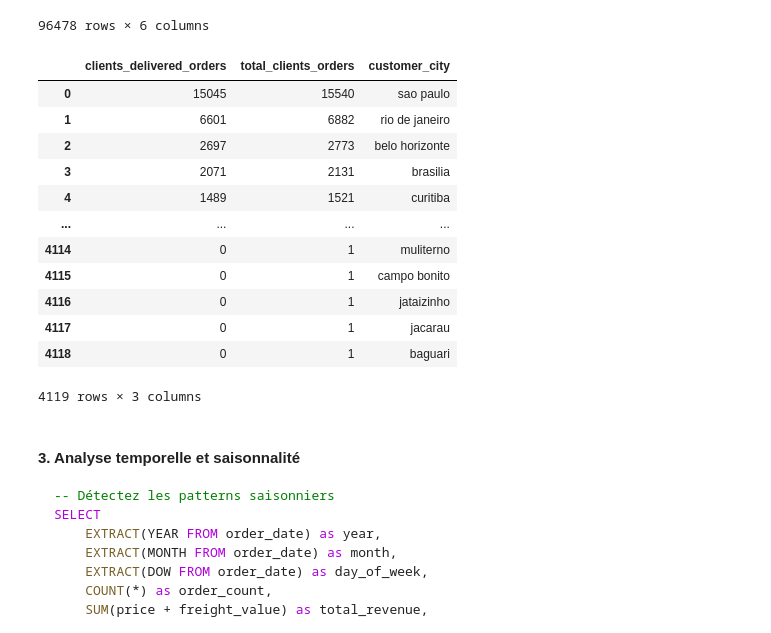
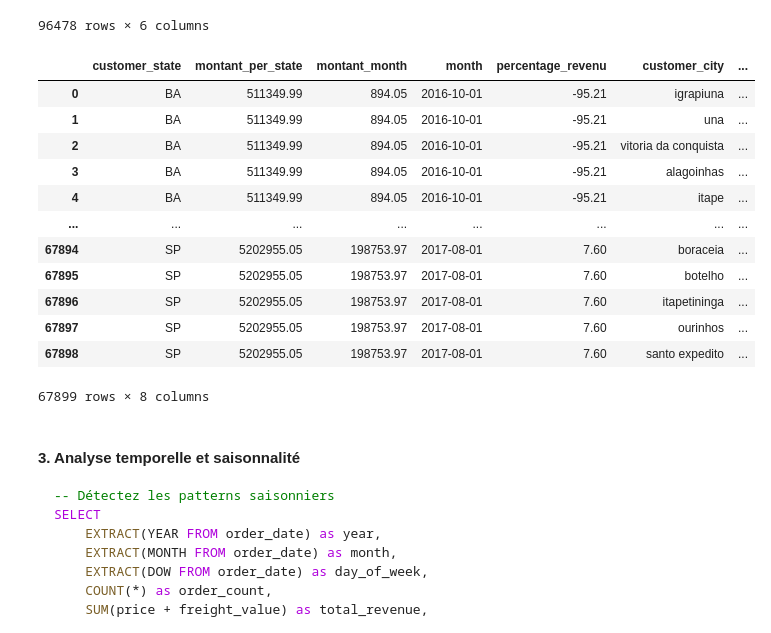
Before and after one commit to kirillsst/multi-tech-data-analysis, a Jupyter notebook: notebooks/Notebook_2_Analyse_e_commerce_avec_PostgreSQL_en_ligne.ipynb, the cells around one changed output. Drawn from its saved outputs; the diff is of its cells as text; code cells hidden in the pictures.

````diff
--- a/notebooks/Notebook_2_Analyse_e_commerce_avec_PostgreSQL_en_ligne.ipynb
+++ b/notebooks/Notebook_2_Analyse_e_commerce_avec_PostgreSQL_en_ligne.ipynb
@@ -395,63 +395,77 @@ def geographic_sales_analysis():
     WITH ca_state AS (
         SELECT
         c.customer_state,
-        SUM(oi.price) AS montant
+        SUM(oi.price) AS montant_per_state
 
         FROM customers c
         JOIN customer_orders co ON c.customer_id = co.customer_id
         JOIN order_items oi ON co.order_id = oi.order_id
         GROUP BY c.customer_state
-        ORDER BY montant DESC LIMIT 10
+        ORDER BY montant_per_state DESC LIMIT 10
     ),
     month_over_month AS (
         SELECT
             c.customer_state,
-            SUM(oi.price) AS montant,
+            SUM(oi.price) AS montant_month,
             DATE_TRUNC('MONTH', co.order_purchase_timestamp)::date as month,
             ROUND (
             100 * (SUM(oi.price) - LAG(SUM(oi.price)) OVER (PARTITION BY (c.customer_state))) /
             NULLIF(LAG(SUM(oi.price)) OVER (PARTITION BY (c.customer_state)),0),
-            2) AS percentage
+            2) AS percentage_revenu
 
             FROM customers c
             JOIN customer_orders co ON c.customer_id = co.customer_id
             JOIN order_items oi ON co.order_id = oi.order_id
             GROUP BY c.customer_state, month
-            ORDER BY month, montant, percentage DESC
+            ORDER BY month, montant_month, percentage_revenu DESC
     ),
     conversion AS (
         SELECT
+            c.customer_state,
             COUNT(DISTINCT co.customer_id) AS clients_delivered_orders,
             COUNT(DISTINCT c.customer_id) AS total_clients_orders,
             c.customer_city
 
         FROM customers c
         LEFT JOIN customer_orders co
             ON c.customer_id = co.customer_id AND co.order_status = 'delivered'
 
-        GROUP BY c.customer_city
+        GROUP BY c.customer_city, c.customer_state
         ORDER BY clients_delivered_orders DESC
     )
+    SELECT
+        cs.customer_state,
+        cs.montant_per_state,
+        mom.montant_month,
+        mom.month,
+        mom.percentage_revenu,
+        cv.customer_city,
+        total_clients_orders,
+        clients_delivered_orders
+
+    FROM ca_state cs
+    JOIN month_over_month mom ON cs.customer_state = mom.customer_state
+    JOIN conversion cv ON cs.customer_state = cv.customer_state
     """
     return pd.read_sql(query_top_states, engine.connect())
 geographic_sales_analysis()
 
 # MoM formule
 # (current month - past month) / past month * 100
 # %% [output]
-|  | clients_delivered_orders | total_clients_orders | customer_city |
-| 0 | 15045 | 15540 | sao paulo |
-| 1 | 6601 | 6882 | rio de janeiro |
-| 2 | 2697 | 2773 | belo horizonte |
-| 3 | 2071 | 2131 | brasilia |
-| 4 | 1489 | 1521 | curitiba |
-| ... | ... | ... | ... |
-| 4114 | 0 | 1 | muliterno |
-| 4115 | 0 | 1 | campo bonito |
-| 4116 | 0 | 1 | jataizinho |
-| 4117 | 0 | 1 | jacarau |
-| 4118 | 0 | 1 | baguari |
+|  | customer_state | montant_per_state | montant_month | month | percentage_revenu | customer_city | ... |
+| 0 | BA | 511349.99 | 894.05 | 2016-10-01 | -95.21 | igrapiuna | ... |
+| 1 | BA | 511349.99 | 894.05 | 2016-10-01 | -95.21 | una | ... |
+| 2 | BA | 511349.99 | 894.05 | 2016-10-01 | -95.21 | vitoria da conquista | ... |
+| 3 | BA | 511349.99 | 894.05 | 2016-10-01 | -95.21 | alagoinhas | ... |
+| 4 | BA | 511349.99 | 894.05 | 2016-10-01 | -95.21 | itape | ... |
+| ... | ... | ... | ... | ... | ... | ... | ... |
+| 67894 | SP | 5202955.05 | 198753.97 | 2017-08-01 | 7.60 | boraceia | ... |
+| 67895 | SP | 5202955.05 | 198753.97 | 2017-08-01 | 7.60 | botelho | ... |
+| 67896 | SP | 5202955.05 | 198753.97 | 2017-08-01 | 7.60 | itapetininga | ... |
+| 67897 | SP | 5202955.05 | 198753.97 | 2017-08-01 | 7.60 | ourinhos | ... |
+| 67898 | SP | 5202955.05 | 198753.97 | 2017-08-01 | 7.60 | santo expedito | ... |
-4119 rows × 3 columns
+67899 rows × 8 columns
 # %% [markdown]
 #### 3. Analyse temporelle et saisonnalité
 ```sql
````
Also changed, not shown: parts of 1 cell of this notebook.
